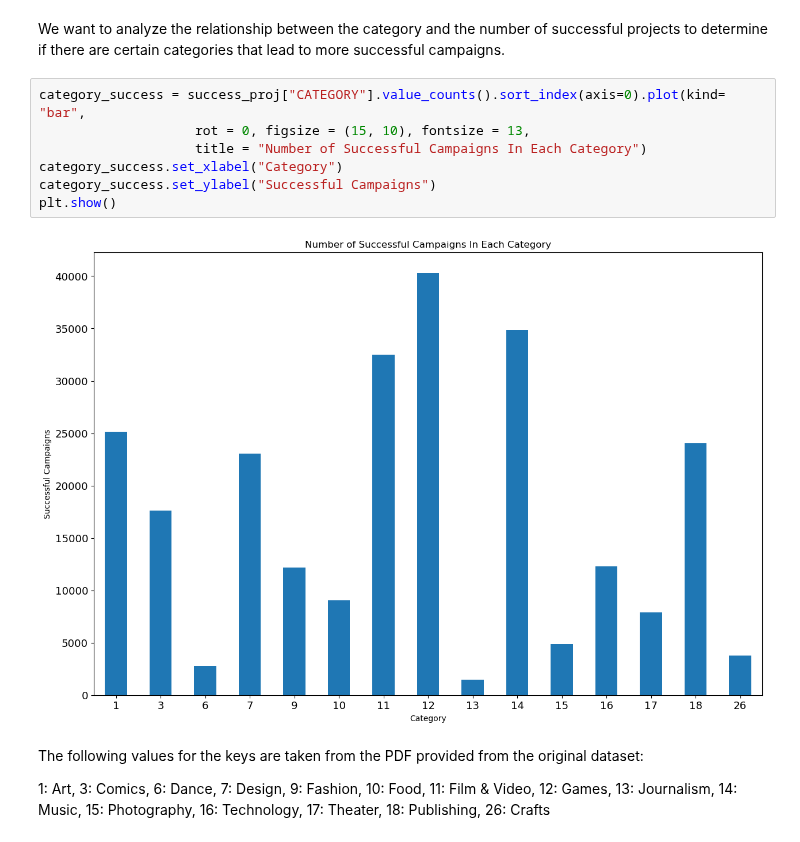
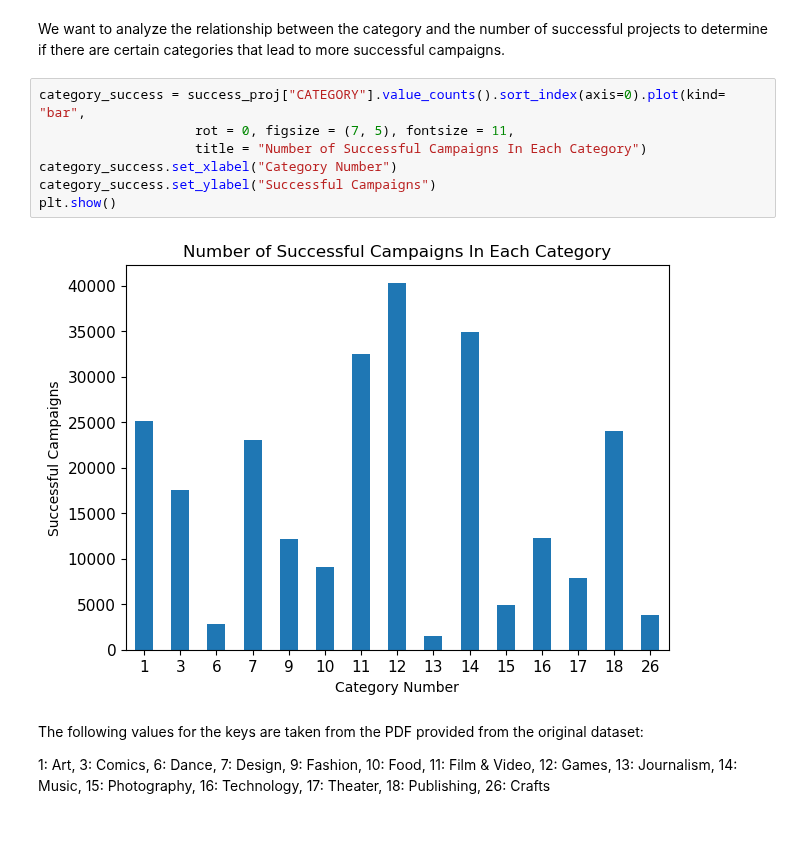
Before and after one commit to catherine-fang-git/kickstarter_project_success_info2950, a Jupyter notebook: INFO2950_Phase2.ipynb, the cells around one changed output. Cells and saved outputs as stored; diff of their text form.

```diff
--- a/INFO2950_Phase2.ipynb
+++ b/INFO2950_Phase2.ipynb
@@ -319,13 +319,13 @@ plt.show()
 We want to analyze the relationship between the category and the number of successful projects to determine if there are certain categories that lead to more successful campaigns.
 # %%
 category_success = success_proj["CATEGORY"].value_counts().sort_index(axis=0).plot(kind= "bar",
-                    rot = 0, figsize = (15, 10), fontsize = 13,
+                    rot = 0, figsize = (7, 5), fontsize = 11,
                     title = "Number of Successful Campaigns In Each Category")
-category_success.set_xlabel("Category")
+category_success.set_xlabel("Category Number")
 category_success.set_ylabel("Successful Campaigns")
 plt.show()
 # %% [output]
-[figure, old version]
+[figure, new version]
 # %% [markdown]
 The following values for the keys are taken from the PDF provided from the original dataset:
 
```
Also changed, not shown: parts of 8 cells of this notebook.
